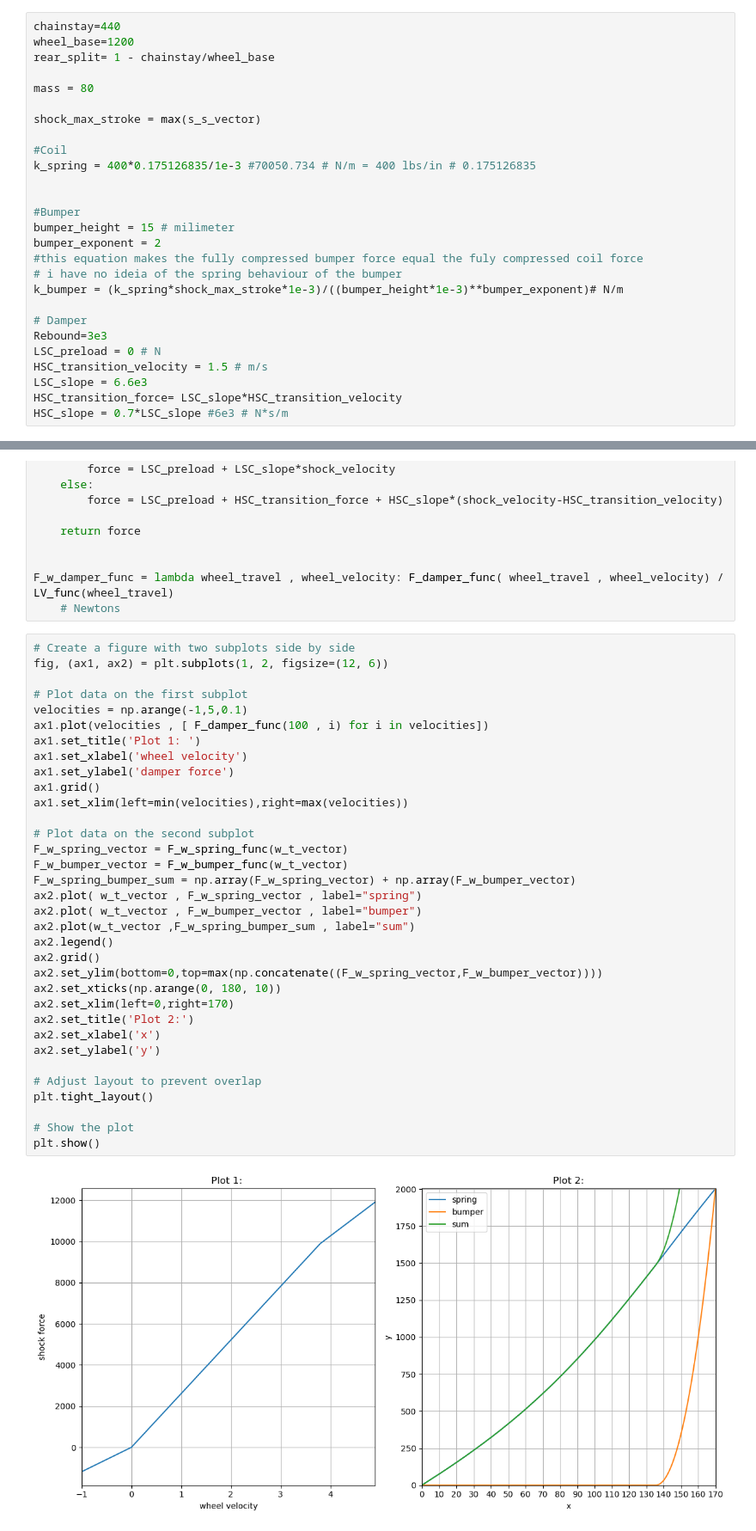
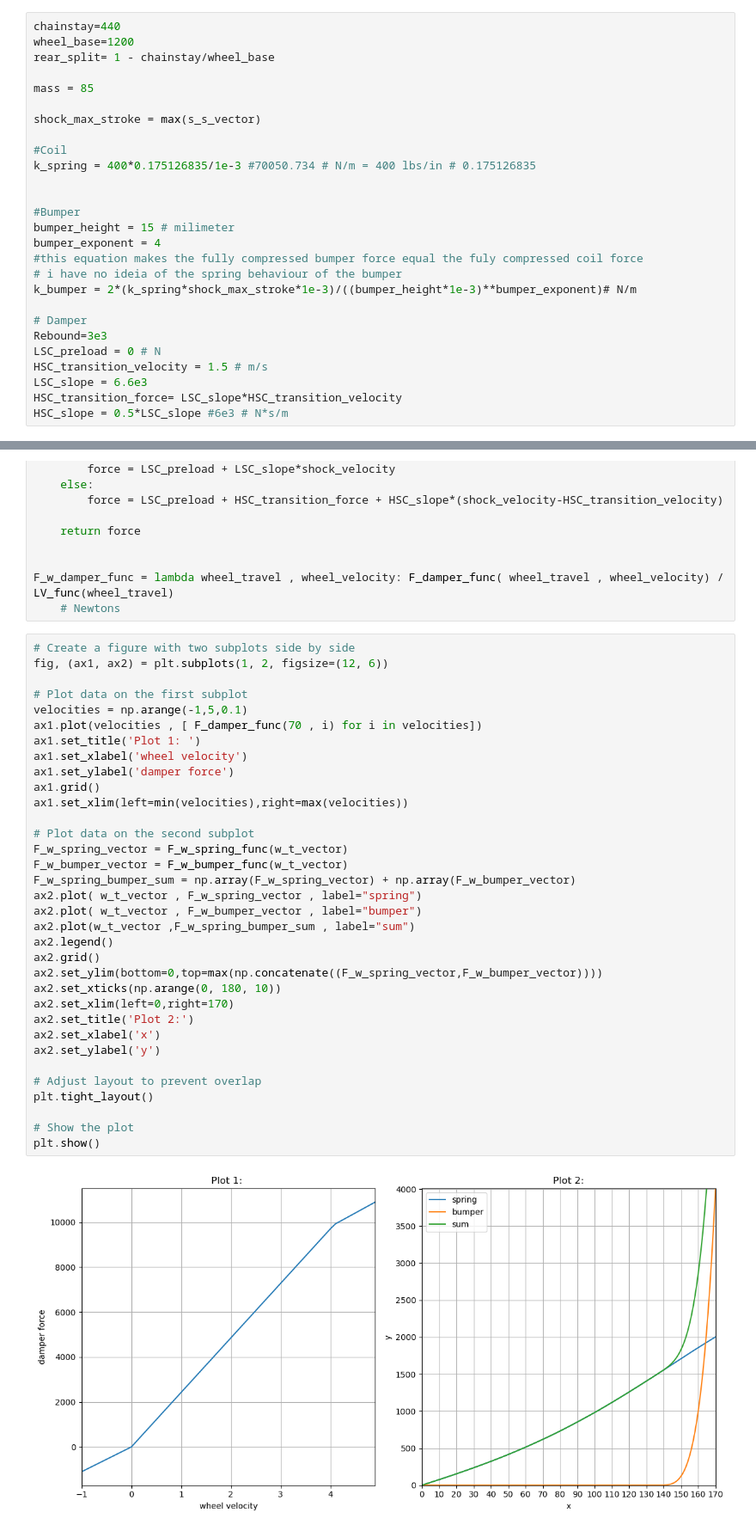
Before and after one commit to c-radicallis/Susp_Analysis, a Jupyter notebook: susp_analysis_4.ipynb, the cells around one changed output, grey strips where cells are left out. Shown: that part at 86% size. Saved outputs shown, nothing was run; the diff lists cells and outputs as text.

```diff
--- a/susp_analysis_4.ipynb
+++ b/susp_analysis_4.ipynb
@@ -154,7 +154,7 @@ chainstay=440
 wheel_base=1200
 rear_split= 1 - chainstay/wheel_base
 
-mass = 80
+mass = 85
 
 shock_max_stroke = max(s_s_vector)
 
@@ -164,10 +164,10 @@ k_spring = 400*0.175126835/1e-3 #70050.734 # N/m = 400 lbs/in # 0.175126835
 
 #Bumper
 bumper_height = 15 # milimeter
-bumper_exponent = 2
+bumper_exponent = 4
 #this equation makes the fully compressed bumper force equal the fuly compressed coil force
 # i have no ideia of the spring behaviour of the bumper
-k_bumper = (k_spring*shock_max_stroke*1e-3)/((bumper_height*1e-3)**bumper_exponent)# N/m
+k_bumper = 2*(k_spring*shock_max_stroke*1e-3)/((bumper_height*1e-3)**bumper_exponent)# N/m
 
 # Damper
 Rebound=3e3
@@ -175,7 +175,7 @@ LSC_preload = 0 # N
 HSC_transition_velocity = 1.5 # m/s
 LSC_slope = 6.6e3
 HSC_transition_force= LSC_slope*HSC_transition_velocity
-HSC_slope = 0.7*LSC_slope #6e3 # N*s/m
+HSC_slope = 0.5*LSC_slope #6e3 # N*s/m
 # %%
 F_spring_func = lambda wheel_travel: k_spring * s_s_func(wheel_travel)/1000
     #n Newtons
@@ -225,36 +225,36 @@ fig, (ax1, ax2) = plt.subplots(1, 2, figsize=(12, 6))
 
 # Plot data on the first subplot
 velocities = np.arange(-1,5,0.1)
-ax1.plot(velocities , [ F_damper_func(100 , i) for i in velocities])
+ax1.plot(velocities , [ F_damper_func(70 , i) for i in velocities])
 ax1.set_title('Plot 1: ')
 ax1.set_xlabel('wheel velocity')
 ax1.set_ylabel('damper force')
 ax1.grid()
 ax1.set_xlim(left=min(velocities),right=max(velocities))
 
 # Plot data on the second subplot
 F_w_spring_vector = F_w_spring_func(w_t_vector)
 F_w_bumper_vector = F_w_bumper_func(w_t_vector)
 F_w_spring_bumper_sum = np.array(F_w_spring_vector) + np.array(F_w_bumper_vector)
 ax2.plot( w_t_vector , F_w_spring_vector , label="spring")
 ax2.plot( w_t_vector , F_w_bumper_vector , label="bumper")
 ax2.plot(w_t_vector ,F_w_spring_bumper_sum , label="sum")
 ax2.legend()
 ax2.grid()
 ax2.set_ylim(bottom=0,top=max(np.concatenate((F_w_spring_vector,F_w_bumper_vector))))
 ax2.set_xticks(np.arange(0, 180, 10))
 ax2.set_xlim(left=0,right=170)
 ax2.set_title('Plot 2:')
 ax2.set_xlabel('x')
 ax2.set_ylabel('y')
 
 # Adjust layout to prevent overlap
 plt.tight_layout()
 
 # Show the plot
 plt.show()
 # %% [output]
-[figure, old version]
+[figure, new version]
 # %%
 fall_height = 0.5
 
```
Also changed, not shown: parts of 7 cells of this notebook.
